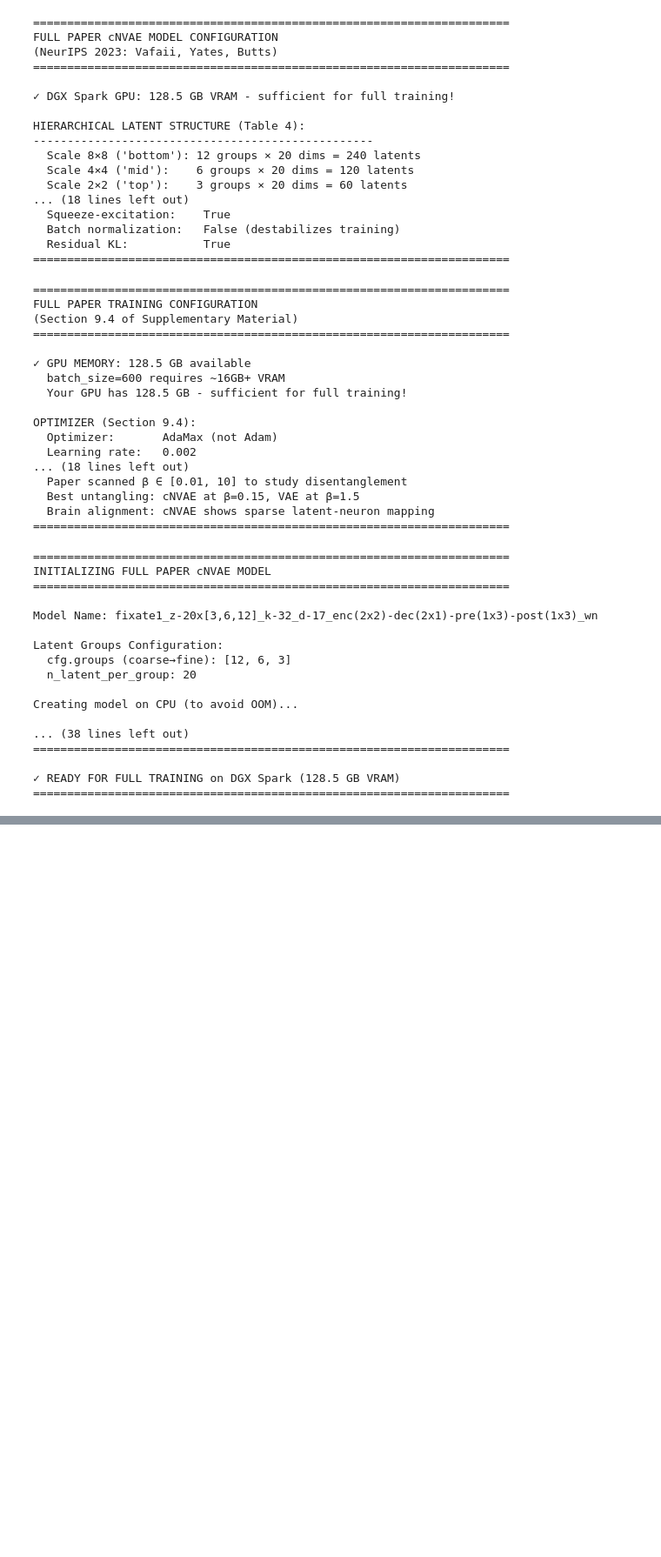
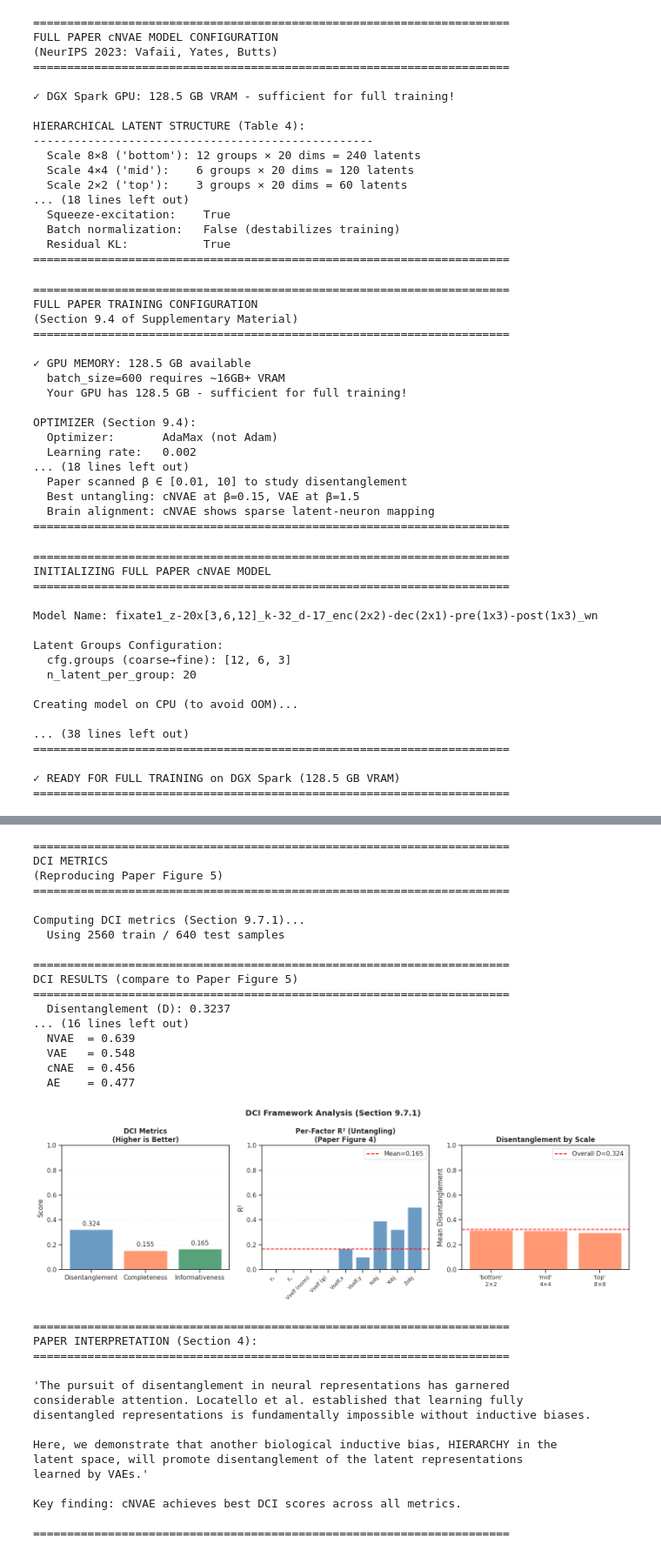
Before and after one commit to mikeibrahim/ROFL-cNVAE, a Jupyter notebook: cnvae.ipynb, the cells around one changed output, grey strips where cells are left out. Shown at 87% size. Drawn from its saved outputs; the diff is of its cells as text; code cells hidden in the pictures; blank space fills up the shorter version.

Commit message:
cuda_13 finish training

```diff
--- a/cnvae.ipynb
+++ b/cnvae.ipynb
@@ -2028,9 +2151,14 @@ def compute_dci_paper(z_train, g_train, z_test, g_test, alpha=1.0):
 
 # Compute DCI on validation/test split (as in paper Section 9.4)
 print("\nComputing DCI metrics (Section 9.7.1)...")
-n_train = min(50000, len(z_all) - 10000)
-idx_train = np.random.choice(len(z_all), n_train, replace=False)
-idx_test = np.array([i for i in range(len(z_all)) if i not in idx_train])[:10000]
+n_samples = len(z_all)
+n_train = int(n_samples * 0.8)  # 80/20 train/test split
+n_test = n_samples - n_train
+print(f"  Using {n_train} train / {n_test} test samples")
+
+idx_all = np.random.permutation(n_samples)
+idx_train = idx_all[:n_train]
+idx_test = idx_all[n_train:]
 
 z_train, z_test = z_all[idx_train], z_all[idx_test]
 g_train, g_test = g_tst[idx_train][:, factor_indices], g_tst[idx_test][:, factor_indices]
@@ -2101,33 +2229,67 @@ scale_labels = [f"'{['bottom','mid','top'][min(i, 2)]}'\n{info['spatial_res']}×
                 for i, info in enumerate(scale_info)]
 bars = ax.bar(range(len(scale_info)), d_per_scale, color='coral', alpha=0.8)
 ax.set_xticks(range(len(scale_info)))
 ax.set_xticklabels(scale_labels, fontsize=10)
 ax.set_ylim(0, 1)
 ax.set_ylabel('Mean Disentanglement')
 ax.set_title('Disentanglement by Scale', fontsize=12, fontweight='bold')
 ax.axhline(dci_results['D'], color='red', linestyle='--', label=f"Overall D={dci_results['D']:.3f}")
 ax.legend()
 ax.grid(True, alpha=0.3, axis='y')
 
 plt.suptitle('DCI Framework Analysis (Section 9.7.1)', fontsize=14, fontweight='bold')
 plt.tight_layout()
 plt.show()
 
 print("\n" + "="*70)
 print("PAPER INTERPRETATION (Section 4):")
 print("="*70)
 print("""
 'The pursuit of disentanglement in neural representations has garnered
 considerable attention. Locatello et al. established that learning fully
 disentangled representations is fundamentally impossible without inductive biases.
 
 Here, we demonstrate that another biological inductive bias, HIERARCHY in the
 latent space, will promote disentanglement of the latent representations
 learned by VAEs.'
 
 Key finding: cNVAE achieves best DCI scores across all metrics.
 """)
 print("="*70)
+# %% [output]
+======================================================================
+DCI METRICS
+(Reproducing Paper Figure 5)
+======================================================================
+
+Computing DCI metrics (Section 9.7.1)...
+  Using 2560 train / 640 test samples
+
+======================================================================
+DCI RESULTS (compare to Paper Figure 5)
+======================================================================
+  Disentanglement (D): 0.3237
+... (16 lines left out)
+  NVAE  = 0.639
+  VAE   = 0.548
+  cNAE  = 0.456
+  AE    = 0.477
+[figure, added]
+======================================================================
+PAPER INTERPRETATION (Section 4):
+======================================================================
+
+'The pursuit of disentanglement in neural representations has garnered
+considerable attention. Locatello et al. established that learning fully
+disentangled representations is fundamentally impossible without inductive biases.
+
+Here, we demonstrate that another biological inductive bias, HIERARCHY in the
+latent space, will promote disentanglement of the latent representations
+learned by VAEs.'
+
+Key finding: cNVAE achieves best DCI scores across all metrics.
+
+======================================================================
 # %%
 # 19. Model Summary and Checkpoint Management
 # ============================================================================
```
Also changed, not shown: parts of 20 cells of this notebook, 2 other files.
